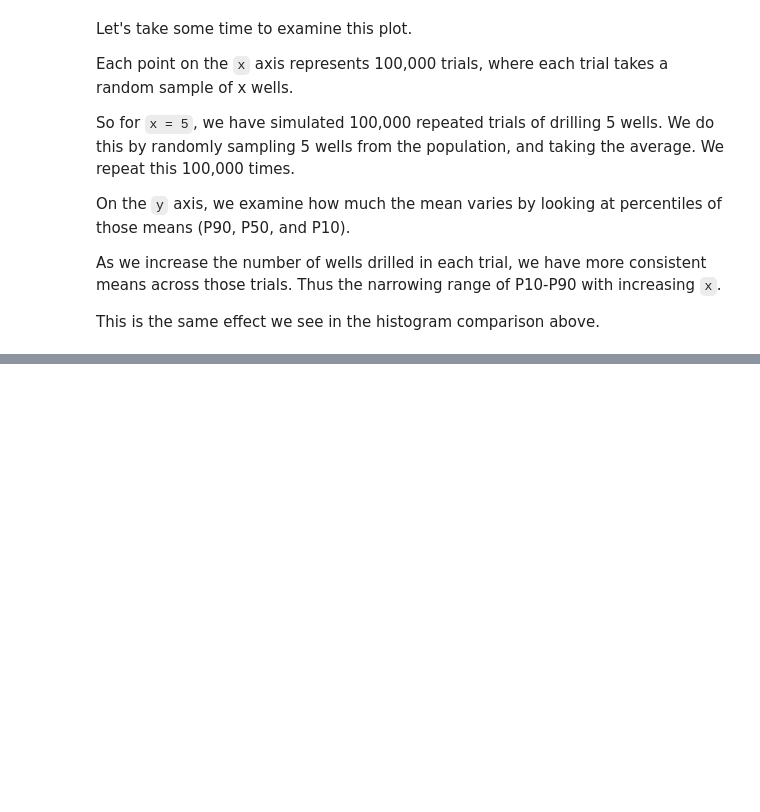
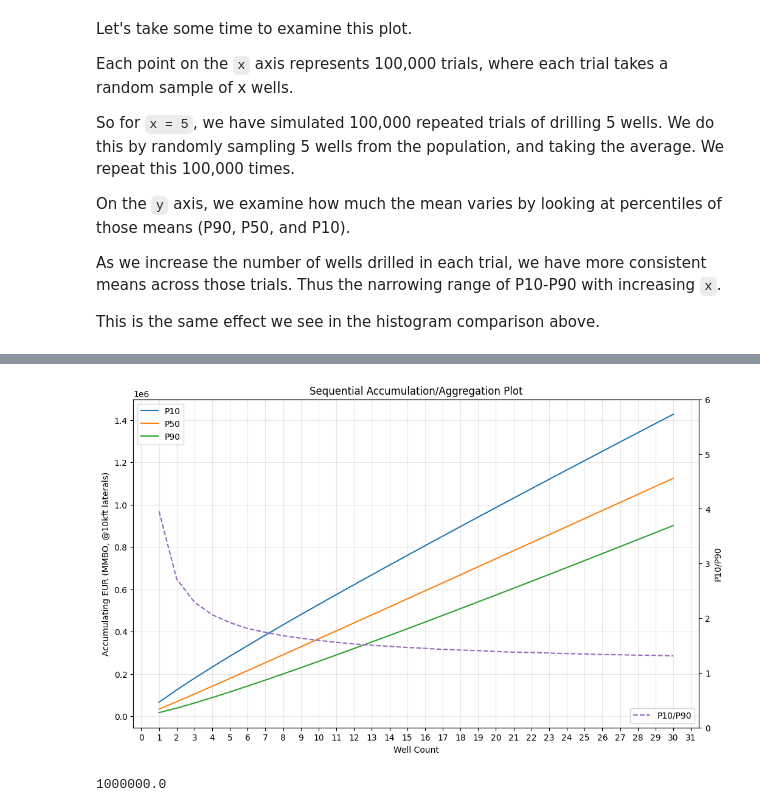
Before and after one commit to samuelshoun/Useful-MWEs, a Jupyter notebook: reserves_trumpet_plot.ipynb, the cells around one changed output, grey strips where cells are left out. Drawn from its saved outputs; the diff is of its cells as text; code cells hidden in the pictures; blank space fills up the shorter version.

Commit message:
Added sequential accumulating/aggregation plot

```diff
--- a/reserves_trumpet_plot.ipynb
+++ b/reserves_trumpet_plot.ipynb
@@ -186,0 +200,24 @@ This is the same effect we see in the histogram comparison above.
+# %%
+#create the plot
+fig, ax = plt.subplots(figsize=(12,7))
+
+# plot the cumulative sum of the quantile values from the trumpet plot
+# also adjusting for lateral length and units here
+ax.plot(ns, np.cumsum(quantiles, axis=0) * 1000)
+
+# add a second axis and plot the P10/P90 ratio
+ax2 = plt.twinx()
+ax2.plot(ns, quantiles[:, 0] / quantiles[:, -1], 'C4--', label='P10/P90')
+
+# formatting
+ax.grid(alpha=.3)
+ax.legend(['P10', 'P50', 'P90'])
+ax.set(ylabel='Accumulating EUR (MMBO, @10kft laterals)', xlabel='Well Count', xticks=np.arange(0, n_max+2))
+ax2.set(ylabel='P10/P90', yticks=[0, 1, 2, 3, 4, 5, 6], title='Sequential Accumulation/Aggregation Plot')
+ax2.legend(loc=4);
+# %% [output]
+[figure, added]
+# %%
+1e6
+# %% [output]
+1000000.0
```
Also changed, not shown: parts of 8 cells of this notebook.
